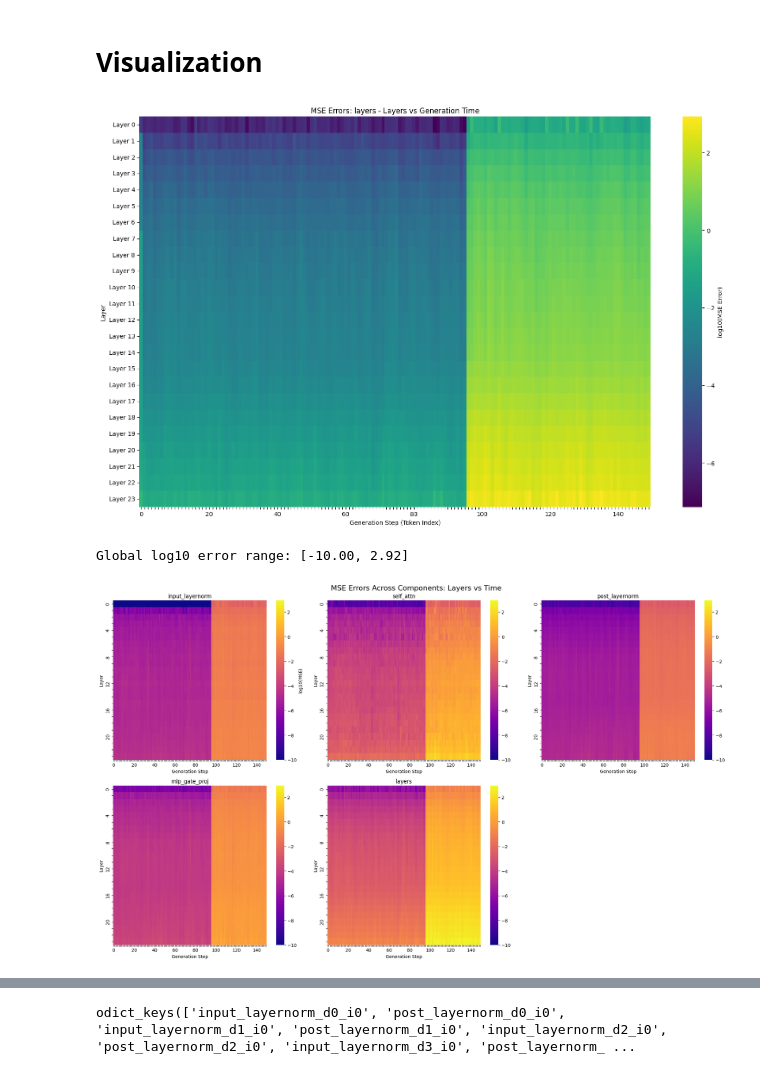
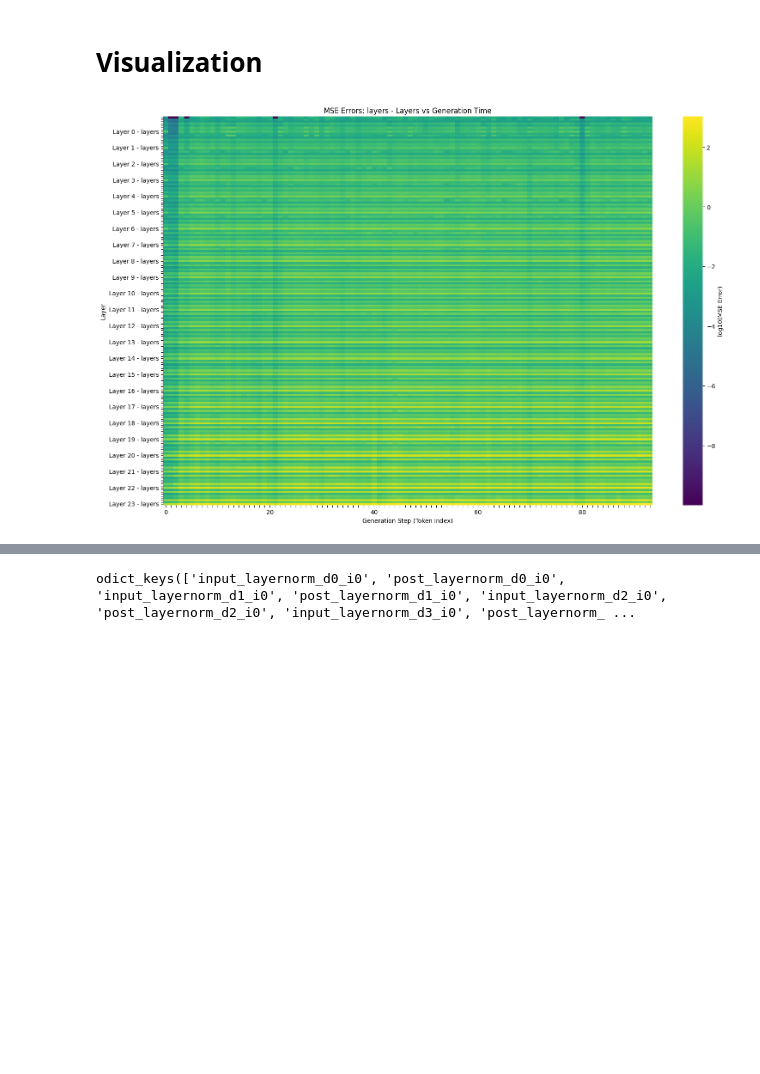
Before and after one commit to kornia/kornia-rs, a Jupyter notebook: examples/smol_vlm/validation/validation.ipynb, the cells around one changed output, grey strips where cells are left out. Cells and saved outputs as stored; diff of their text form; code cells hidden in the pictures; blank space fills up the shorter version.

```diff
--- a/examples/smol_vlm/validation/validation.ipynb
+++ b/examples/smol_vlm/validation/validation.ipynb
@@ -66,12 +85,16 @@ Image 1 size: (900, 900)
 from collections import OrderedDict
 from activation_introspector import ActivationIntrospector
 
+DEVICE = "cpu"  # "cuda"
+
 # Initialize model directly on CUDA without Flash Attention
 model = AutoModelForVision2Seq.from_pretrained(
     "HuggingFaceTB/SmolVLM-Instruct",
-    torch_dtype=torch.bfloat16,
     # _attn_implementation="flash_attention_2",  # Commented out Flash Attention
-    device_map="cuda",
+    # torch_dtype=torch.bfloat16,
+    _attn_implementation="eager",
+    torch_dtype=torch.float32,
+    device_map=DEVICE,
 )
 model.eval()
 
@@ -197,18 +201,22 @@ calc_err = lambda rust, python: (
     torch.nn.functional.mse_loss(rust.squeeze(), python.squeeze()).item(),
     torch.nn.functional.l1_loss(rust.squeeze(), python.squeeze()).item()
 )
-calc_spatial_err = lambda rust, python: ((rust-python)**2).mean(dim=-1)[:16].reshape(4,4,27,27).permute(0,2,1,3).reshape(4*27,4*27).float()
-calc_patch_embed_err = lambda rust, python: ((rust-python)**2).mean(dim=1)[:16].reshape(4,4,27,27).permute(0,2,1,3).reshape(108,108).float()
+PATCH_BLOCKS = (3,4)
+calc_spatial_err = lambda rust, python: ((rust-python)**2).mean(dim=-1)[:-1].reshape(*PATCH_BLOCKS, 27, 27).permute(0,2,1,3).reshape(PATCH_BLOCKS[0]*27,PATCH_BLOCKS[1]*27).float()
+calc_patch_embed_err = lambda rust, python: ((rust-python)**2).mean(dim=1)[:-1].reshape(*PATCH_BLOCKS, 27, 27).permute(0,2,1,3).reshape(PATCH_BLOCKS[0]*27,PATCH_BLOCKS[1]*27).float()
 top_err = lambda rust, python: (rust.argsort(descending=True)[0].item(), python.squeeze().argsort(descending=True)[0].item())
 topK_logits = lambda rust, python: (rust.argsort(descending=True)[:15], python.squeeze().argsort(descending=True)[:15])
 
 err_fmt = lambda mse, mae: f"(MSE:{mse:.8f}, MAE:{mae:.8f})"
 # %%
+TOKEN_MAX_IND = 94
+TOKEN_RANGE = range(TOKEN_MAX_IND)
+
 with safe_open("../validation_data/rust_isp_decoder.safetensors", framework="pt", device="cpu") as f:
     logits_output = act_isp.compare_rust_activations(
-        range(200), f, top_err, subset=["logits"]
+        TOKEN_RANGE, f, top_err, subset=["logits"]
     )
-    for i in range(200):
+    for i in TOKEN_RANGE:
         top_logits_rust = logits_output[f"logits_i{i}"][0]
         top_logits_python = logits_output[f"logits_i{i}"][1]
         if top_logits_python != top_logits_rust:
@@ -216,8 +224,8 @@ with safe_open("../validation_data/rust_isp_decoder.safetensors", framework="pt"
             ind_div = i
             break
 
-    topK_logits_output = act_isp.compare_rust_activations(range(200), f, topK_logits, subset=["logits"])
-    all_output = act_isp.compare_rust_activations(range(200), f, calc_err)
+    topK_logits_output = act_isp.compare_rust_activations(TOKEN_RANGE, f, topK_logits, subset=["logits"])
+    all_output = act_isp.compare_rust_activations(TOKEN_RANGE, f, calc_err)
     for i in range(max(0,ind_div-3), ind_div+2):
         print(f"[{i:>3}] EMBEDS{err_fmt(*all_output[f"input_embeddings_i{i}"])}  LOGITS{err_fmt(*all_output[f"logits_i{i}"])} ")
 
@@ -324,13 +351,15 @@ def visualize_layer_time_heatmap(error_type='layers', max_tokens=200, component=
     """
     layers = 24
     time_steps = min(max_tokens, 200)  # Adjust based on your data
+    components = ['input_layernorm', 'self_attn', 'post_layernorm', 'mlp_gate_proj', 'mlp_act_fn', 'mlp_down_proj', 'mlp_up_proj', 'layers']
 
     # Initialize error matrix: [layers, time_steps]
-    error_matrix = np.zeros((layers, time_steps))
+    error_matrix = np.zeros((layers*len(components), time_steps))
 
-    for layer in range(layers):
-        for t in range(time_steps):
-            error_matrix[layer, t] = all_output[f"layers_d{layer}_i{t}"][0]
+    for t in range(time_steps):
+        for layer in range(layers):
+            for i,c in enumerate(components):
+                error_matrix[layer*len(components)+i, t] = all_output[f"{c}_d{layer}_i{t}"][0]
 
     # Create the heatmap
     plt.figure(figsize=(16, 10))
@@ -342,7 +371,7 @@ def visualize_layer_time_heatmap(error_type='layers', max_tokens=200, component=
                 cmap='viridis',
                 cbar_kws={'label': f'log10({error_type.upper()} Error)'},
                 xticklabels=[f'{i}' if i % 20 == 0 else '' for i in range(time_steps)],
-                yticklabels=[f'Layer {i}' for i in range(layers)])
+                yticklabels=[f'Layer {i//len(components)} - {components[i%len(components)]}' if i%len(components) == (len(components)-1) else "" for i in range(layers*len(components))])
 
     plt.title(f'{error_type.upper()} Errors: {component} - Layers vs Generation Time')
     plt.xlabel('Generation Step (Token Index)')
@@ -357,7 +386,7 @@ def visualize_multiple_components_over_time(max_tokens=150):
     Create multiple heatmaps for different components showing layer vs time
     with standardized color scale across all subplots
     """
-    components = ['input_layernorm', 'self_attn', 'post_layernorm', 'mlp_gate_proj', 'layers']
+    components = ['input_layernorm', 'self_attn', 'post_layernorm', 'mlp_gate_proj', 'mlp_act_fn', 'mlp_down_proj', 'mlp_up_proj', 'layers']
 
     fig, axes = plt.subplots(2, 3, figsize=(20, 12))
     axes = axes.flatten()
@@ -386,38 +415,36 @@ def visualize_multiple_components_over_time(max_tokens=150):
     # Create heatmaps with standardized scale
     for idx, (component, error_matrix) in enumerate(zip(components, all_error_matrices)):
         if idx >= len(axes):
             break
 
         log_errors = np.log10(error_matrix + 1e-10)
 
         sns.heatmap(log_errors,
                     cmap='plasma',
                     ax=axes[idx],
                     vmin=global_vmin,  # Standardized min
                     vmax=global_vmax,  # Standardized max
                     cbar_kws={'label': 'log10(MSE)'} if idx == 0 else {'label': ''},
                     xticklabels=[f'{i}' if i % 20 == 0 else '' for i in range(max_tokens)],
                     yticklabels=[f'{i}' if i % 4 == 0 else '' for i in range(24)])
 
         axes[idx].set_title(f'{component}')
         axes[idx].set_xlabel('Generation Step')
         axes[idx].set_ylabel('Layer')
 
     # Hide any unused subplots
     for idx in range(len(components), len(axes)):
         axes[idx].set_visible(False)
 
     plt.suptitle('MSE Errors Across Components: Layers vs Time', fontsize=16)
     plt.tight_layout()
     plt.show()
 
 # Example usage:
-error_matrix = visualize_layer_time_heatmap('mse', max_tokens=150, component='layers')
-visualize_multiple_components_over_time()
+error_matrix = visualize_layer_time_heatmap('mse', max_tokens=TOKEN_MAX_IND, component='layers')
+# visualize_multiple_components_over_time()
 # %% [output]
-[figure, old version]
+[figure, new version]
-Global log10 error range: [-10.00, 2.92]
-[figure, removed]
 # %%
 def visualize_vision_encoder_sublayers(error_result, error_type='mse'):
     """
```
Also changed, not shown: parts of 17 cells of this notebook, 8 other files.
